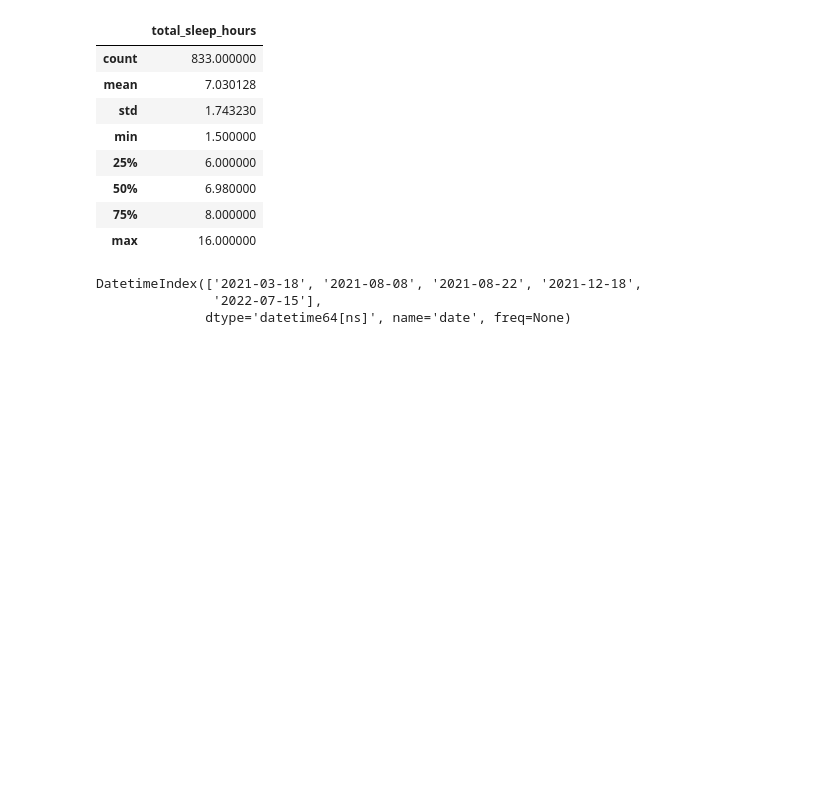
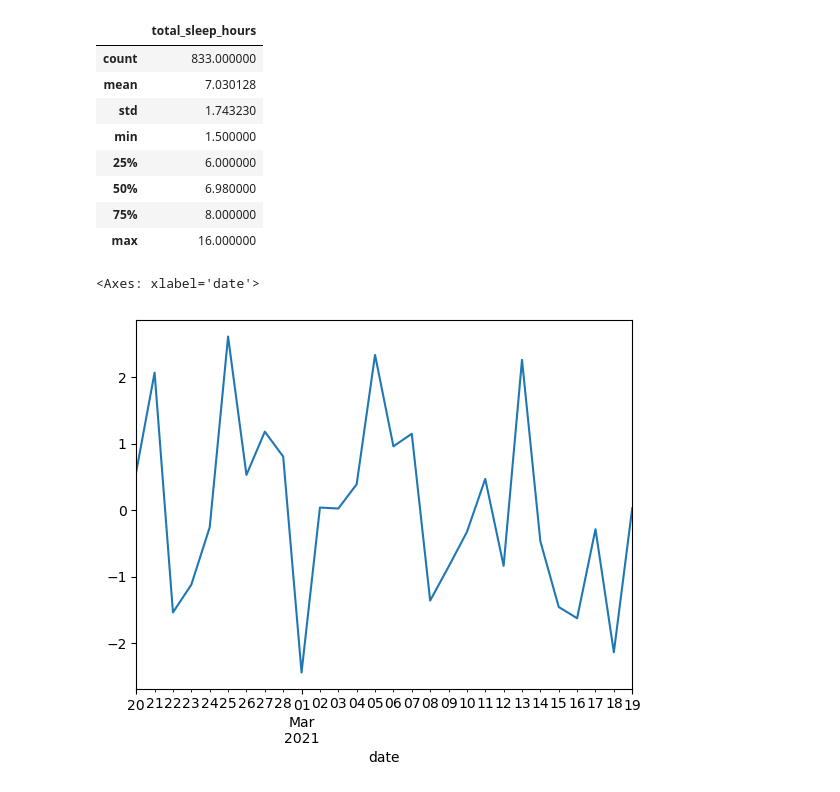
Before and after one commit to zqTheDesigner/productivity-analytics, a Jupyter notebook: notebooks/sleep_time_analytics.ipynb, the cells around one changed output. Drawn from its saved outputs; the diff is of its cells as text; code cells hidden in the pictures; blank space fills up the shorter version.

```diff
--- a/notebooks/sleep_time_analytics.ipynb
+++ b/notebooks/sleep_time_analytics.ipynb
@@ -18,9 +19,10 @@ sleep.describe()
 | 50% | 6.980000 |
 | 75% | 8.000000 |
 | max | 16.000000 |
-# %%
-pd.to_datetime(sleep[sleep['total_sleep_hours'] < 3].index)
-# %% [output]
-DatetimeIndex(['2021-03-18', '2021-08-08', '2021-08-22', '2021-12-18',
-               '2022-07-15'],
-              dtype='datetime64[ns]', name='date', freq=None)
+# %%
+res = MSTL(sleep, periods=(28, 126), iterate=5).fit()
+# %%
+res.seasonal['seasonal_28'][0:28].plot()
+# %% [output]
+<Axes: xlabel='date'>
+[figure, added]
```
Also changed, not shown: parts of 3 cells of this notebook.
